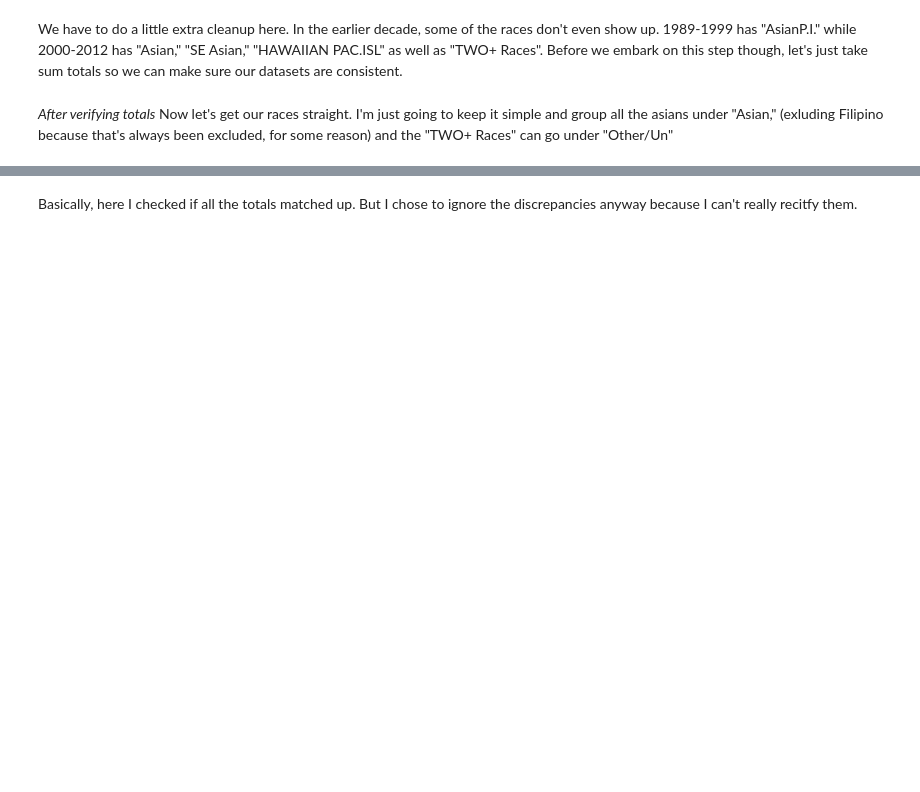
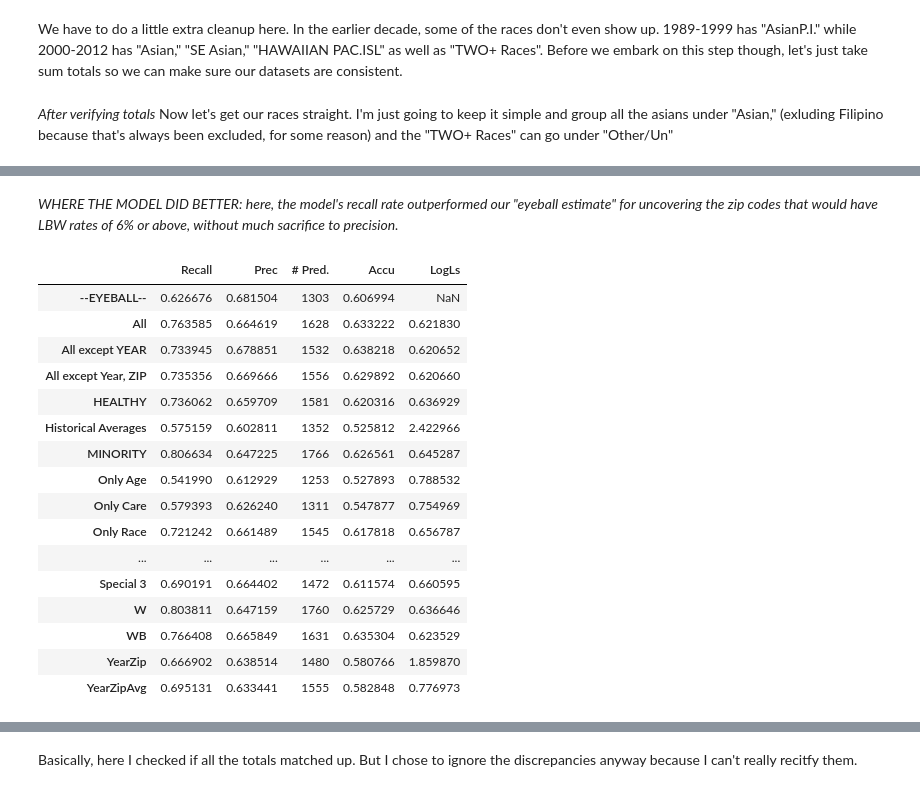
Before and after one commit to ileayu/CA-LBW, a Jupyter notebook: CA BIRTHS.ipynb, the cells around one changed output, grey strips where cells are left out. Cells and saved outputs as stored; diff of their text form; code cells hidden in the pictures; blank space fills up the shorter version.

Commit message:
CA BIRTHS file updated

```diff
--- a/CA BIRTHS.ipynb
+++ b/CA BIRTHS.ipynb
@@ -510,0 +280,13 @@ In a classification task, a precision score of 1.0 for a class C means that ever
+# %%
+w2 = w[(w['BIRTHWEIGHT']=='2500+g')]
+zips = w2['ZIPCode'].unique()
+tomask = pd.Series()
+i=0
+num = 0
+for z in zips:
+    if len(w2[w2['ZIPCode']==z]) < 24:
+        i +=1
+        num += len(m[m['ZIPCode']==z])
+        tomask.set_value(i,z)
+tomask.shape
+print "There are " + str(len(tomask)) + " incomplete zipcodes."
@@ -510,0 +355,6 @@ In a classification task, a precision score of 1.0 for a class C means that ever
+# %%
+#Get the weight columns to the end again, and RollAvg before that. If you add more custom variables, change the second cols[]
+cols = m.columns.tolist()
+cols = cols[:19] + cols[-2:] + ['RollAvg'] + ['W1_2500_p','W2_UNDER_1500_p','W3_FIFT_p','W4_UNK_W_p']
+m = m[cols]
+m.columns.tolist()
@@ -510,0 +382,2 @@ In a classification task, a precision score of 1.0 for a class C means that ever
+# %%
+threshold = [0.97,0.96,0.95,0.94,0.93,0.92,0.91,0.90]
@@ -510,0 +386,20 @@ In a classification task, a precision score of 1.0 for a class C means that ever
+# %%
+columns = {}
+cols = m.columns.tolist()[:22]
+columns['All'] = cols
+columns['YearZip'] = cols[:2]
+columns['All except YEAR'] = cols[1:]
+columns['Only Age'] = ['A1_LESS_20_p','A2_TWEN_p','A3_THIR_p','A4_THIRPLUS_p','A5_UNKAGE_p']
+columns['Only Care'] = [ 'C1_NO_CARE_p', 'C2_FIRST_CARE_p', 'C3_SEC_CARE_p', 'C4_THIRD_CARE_p', 'C5_UNK_CARE_p',]
+columns['Only Race'] = [ 'R1_AZN_p', 'R2_FIL_p', 'R3_IND_p', 'R4_WHITE_p', 'R5_BLACK_p', 'R6_HISP_p', 'R7_UNK_RACE_p']
+columns['W/B/H'] = cols[:7] + [ 'R4_WHITE_p', 'R5_BLACK_p', 'R6_HISP_p'] + cols[-1:]
+columns['W/B'] = cols[:7] + columns['Only Care'] + [ 'R4_WHITE_p', 'R5_BLACK_p'] + cols[-1:]
+columns['W'] = cols[:7] + columns['Only Care'] + [ 'R4_WHITE_p'] + cols[-1:]
+columns['All except Year, ZIP'] = cols[2:]
+columns['30+, 1st T'] = ['A4_THIRPLUS_p','C2_FIRST_CARE_p'] + columns['Only Race']
+columns['No Race'] = columns['YearZip'] + columns['Only Age'] + columns['Only Care']
+columns['Only H/B,2/3,Avg'] = cols[-3:]
+columns['H/B,2/3,Avg'] = cols[:2] + columns['Only Age'] + cols[-3:]
+columns['20Under,H/B,2/3,Avg'] = [cols[2]] + cols[-3:]
+columns['Hist. Averages'] = cols[-1:]
+columns['YearZipAvg'] = cols[:2] + cols[-1:]
@@ -510,0 +550,22 @@ In a classification task, a precision score of 1.0 for a class C means that ever
+# %% [markdown]
+*WHERE THE MODEL DID BETTER: here, the model's recall rate outperformed our "eyeball estimate" for uncovering the zip codes that would have LBW rates of 6% or above, without much sacrifice to precision.*
+# %%
+LBW[0.94]
+# %% [output]
+|  | Recall | Prec | # Pred. | Accu | LogLs |
+| --EYEBALL-- | 0.626676 | 0.681504 | 1303 | 0.606994 | NaN |
+| All | 0.763585 | 0.664619 | 1628 | 0.633222 | 0.621830 |
+| All except YEAR | 0.733945 | 0.678851 | 1532 | 0.638218 | 0.620652 |
+| All except Year, ZIP | 0.735356 | 0.669666 | 1556 | 0.629892 | 0.620660 |
+| HEALTHY | 0.736062 | 0.659709 | 1581 | 0.620316 | 0.636929 |
+| Historical Averages | 0.575159 | 0.602811 | 1352 | 0.525812 | 2.422966 |
+| MINORITY | 0.806634 | 0.647225 | 1766 | 0.626561 | 0.645287 |
+| Only Age | 0.541990 | 0.612929 | 1253 | 0.527893 | 0.788532 |
+| Only Care | 0.579393 | 0.626240 | 1311 | 0.547877 | 0.754969 |
+| Only Race | 0.721242 | 0.661489 | 1545 | 0.617818 | 0.656787 |
+| ... | ... | ... | ... | ... | ... |
+| Special 3 | 0.690191 | 0.664402 | 1472 | 0.611574 | 0.660595 |
+| W | 0.803811 | 0.647159 | 1760 | 0.625729 | 0.636646 |
+| WB | 0.766408 | 0.665849 | 1631 | 0.635304 | 0.623529 |
+| YearZip | 0.666902 | 0.638514 | 1480 | 0.580766 | 1.859870 |
+| YearZipAvg | 0.695131 | 0.633441 | 1555 | 0.582848 | 0.776973 |
```
Also changed, not shown: parts of 118 cells of this notebook.
